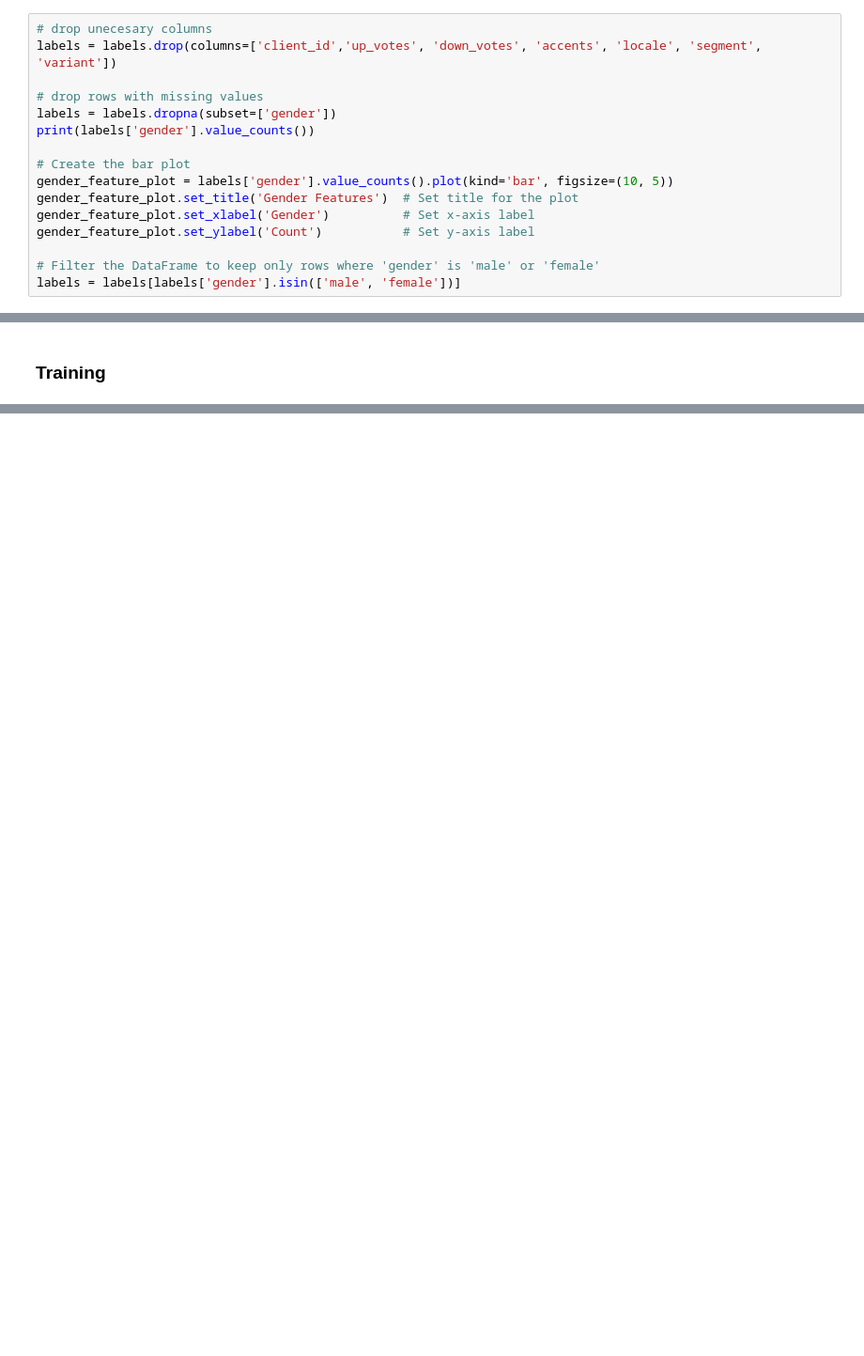
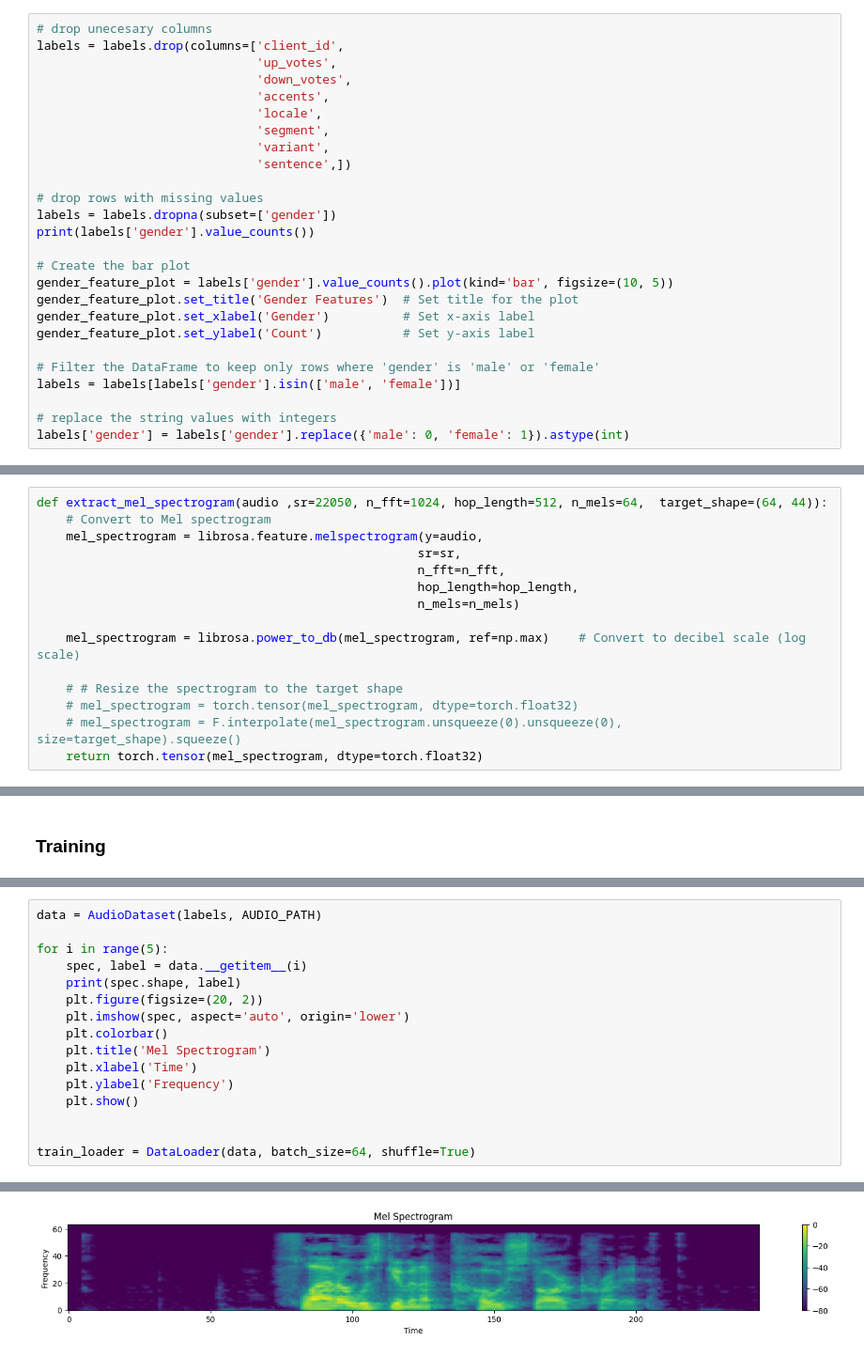
Before and after one commit to Gaitch/voice_mf_classification, a Jupyter notebook: dev/prototype.ipynb, the cells around one changed output, grey strips where cells are left out. Shown at 94% size. Saved outputs shown, nothing was run; the diff lists cells and outputs as text; blank space fills up the shorter version.

```diff
--- a/dev/prototype.ipynb
+++ b/dev/prototype.ipynb
@@ -73,7 +75,14 @@ memory usage: 293.0+ KB
 ### Filtering
 # %%
 # drop unecesary columns
-labels = labels.drop(columns=['client_id','up_votes', 'down_votes', 'accents', 'locale', 'segment', 'variant'])
+labels = labels.drop(columns=['client_id',
+                              'up_votes',
+                              'down_votes',
+                              'accents',
+                              'locale',
+                              'segment',
+                              'variant',
+                              'sentence',])
 
 # drop rows with missing values
 labels = labels.dropna(subset=['gender'])
@@ -87,6 +96,9 @@ gender_feature_plot.set_ylabel('Count')           # Set y-axis label
 
 # Filter the DataFrame to keep only rows where 'gender' is 'male' or 'female'
 labels = labels[labels['gender'].isin(['male', 'female'])]
+
+# replace the string values with integers
+labels['gender'] = labels['gender'].replace({'male': 0, 'female': 1}).astype(int)
 # %% [output]
 gender
 male      1528
@@ -178,4 +190,19 @@ plt.show()
 [figure]
 # %% [markdown]
 ## Deep Learning
+# %%
+def extract_mel_spectrogram(audio ,sr=22050, n_fft=1024, hop_length=512, n_mels=64,  target_shape=(64, 44)):
+    # Convert to Mel spectrogram
+    mel_spectrogram = librosa.feature.melspectrogram(y=audio,
+                                                    sr=sr,
+                                                    n_fft=n_fft,
+                                                    hop_length=hop_length,
+                                                    n_mels=n_mels)
+
+    mel_spectrogram = librosa.power_to_db(mel_spectrogram, ref=np.max)    # Convert to decibel scale (log scale)
+
+    # # Resize the spectrogram to the target shape
+    # mel_spectrogram = torch.tensor(mel_spectrogram, dtype=torch.float32)
+    # mel_spectrogram = F.interpolate(mel_spectrogram.unsqueeze(0).unsqueeze(0), size=target_shape).squeeze()
+    return torch.tensor(mel_spectrogram, dtype=torch.float32)
 # %% [markdown]
@@ -280,0 +271,17 @@ labels['gender'] = labels['gender'].replace({'male': 0, 'female': 1}).astype(int
+# %%
+data = AudioDataset(labels, AUDIO_PATH)
+
+for i in range(5):
+    spec, label = data.__getitem__(i)
+    print(spec.shape, label)
+    plt.figure(figsize=(20, 2))
+    plt.imshow(spec, aspect='auto', origin='lower')
+    plt.colorbar()
+    plt.title('Mel Spectrogram')
+    plt.xlabel('Time')
+    plt.ylabel('Frequency')
+    plt.show()
+
+
+train_loader = DataLoader(data, batch_size=64, shuffle=True)
+# %% [output]
@@ -280,0 +289 @@ labels['gender'] = labels['gender'].replace({'male': 0, 'female': 1}).astype(int
+[figure, added]
```
Also changed, not shown: parts of 18 cells of this notebook.
